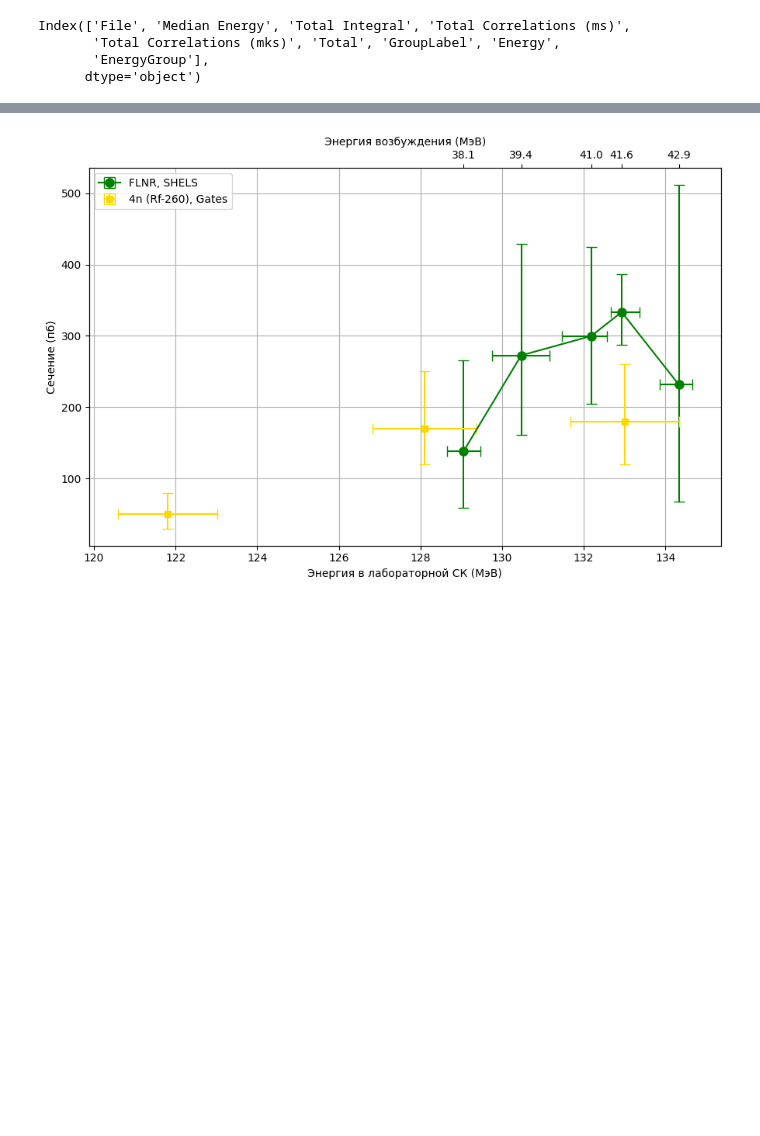
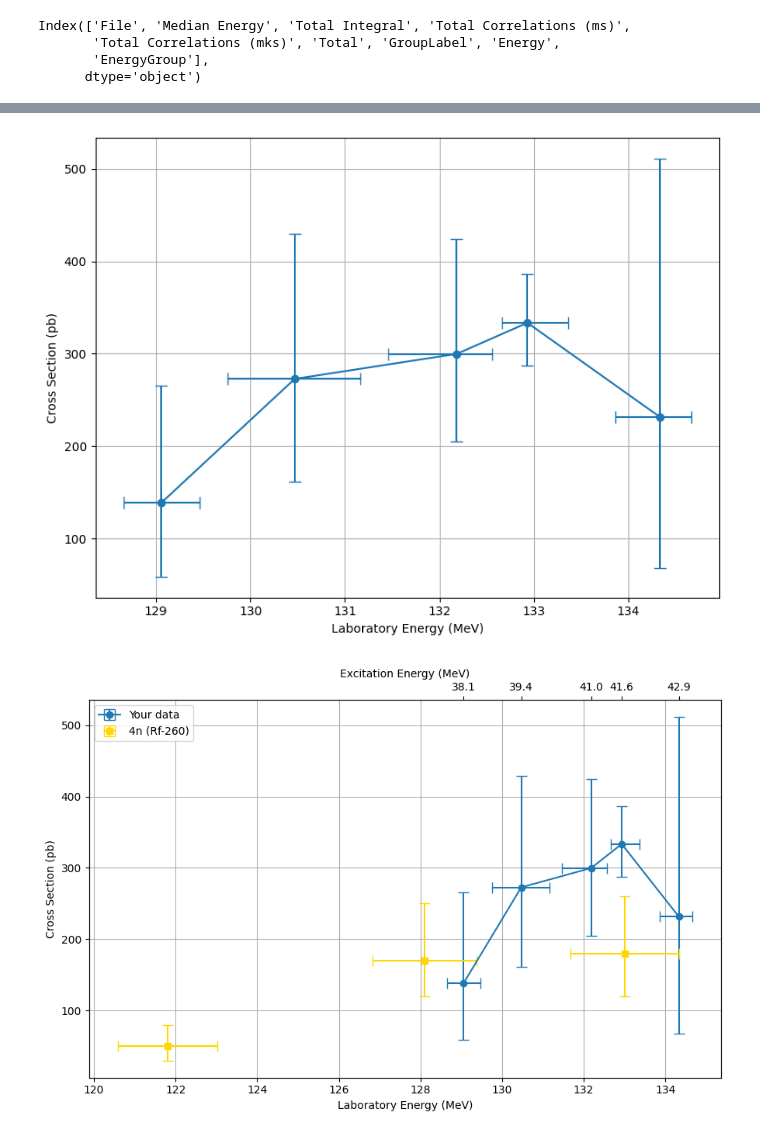
Before and after one commit to flnr-shels-dsp/decay-tools, a Jupyter notebook: demo/cross_section_demo.ipynb, the cells around one changed output, grey strips where cells are left out. Saved outputs shown, nothing was run; the diff lists cells and outputs as text; code cells hidden in the pictures; blank space fills up the shorter version.

```diff
--- a/demo/cross_section_demo.ipynb
+++ b/demo/cross_section_demo.ipynb
@@ -168,3 +175,14 @@ ion_df = sum_integral_and_ion_count(ion_charge=10, n_groups=5)
 # %%
-sigma_df = calculate_cross_sections(df_clean, n_groups=5)
+sigma_df = calculate_cross_sections(
+    df_clean,
+    group_col="EnergyGroup",
+    events_col="Total",
+    integral_col="Total Integral",
+    t=7.26e17,
+    eps=0.02,
+    ion_charge=10.0,
+    e_charge=1.602e-19,
+    to_pb=1e36
+)
+display(sigma_df)
 # %% [output]
@@ -181,3 +204,8 @@ plot_cross_section_vs_energy(sigma_df, summary_df)
 # %%
-sigma_df = calculate_cross_section_uncertainty(sigma_df)
+sigma_df = calculate_cross_section_uncertainty(
+    sigma_df,
+    cross_col="cross_section_pb",
+    events_col="event_count"
+)
+display(sigma_df)
 # %% [output]
@@ -233,4 +307,28 @@ plot_single_channel(data_4n, label="4n (Rf-260)", color="gold", marker='s', titl
 # %%
-plot_combined_cross_section(x_lab, y, xerr_lower, xerr_upper, yerr_lower, yerr_upper)
+from decay_tools.cross_section import plot_shifted_cross_section
+
+x_lab, y, xerr_lower, xerr_upper, yerr_lower, yerr_upper = plot_shifted_cross_section(
+    df_clean=df_clean,
+    summary_df=summary_df,
+    sigma_df=sigma_df
+)
+from decay_tools.cross_section import plot_combined_cross_section
+
+data_4n = [
+    (1.2180E+08, 5.0000E-11, 3.0000E-11, 2.0000E-11, 1.2180E+06, 1.2180E+06),
+    (1.2810E+08, 1.7000E-10, 8.0000E-11, 5.0000E-11, 1.2810E+06, 1.2810E+06),
+    (1.3300E+08, 1.8000E-10, 8.0000E-11, 6.0000E-11, 1.3300E+06, 1.3300E+06),
+]
+
+plot_combined_cross_section(
+    x_lab, y,
+    xerr_lower, xerr_upper,
+    yerr_lower, yerr_upper,
+    gate_data   = data_4n,
+    gate_label  = "4n (Rf-260)",
+    gate_color  = "gold",
+    gate_marker = "s"
+)
 # %% [output]
-[figure, old version]
+[figure, new version]
+[figure, added]
```
Also changed, not shown: parts of 15 cells of this notebook, 2 other files.
